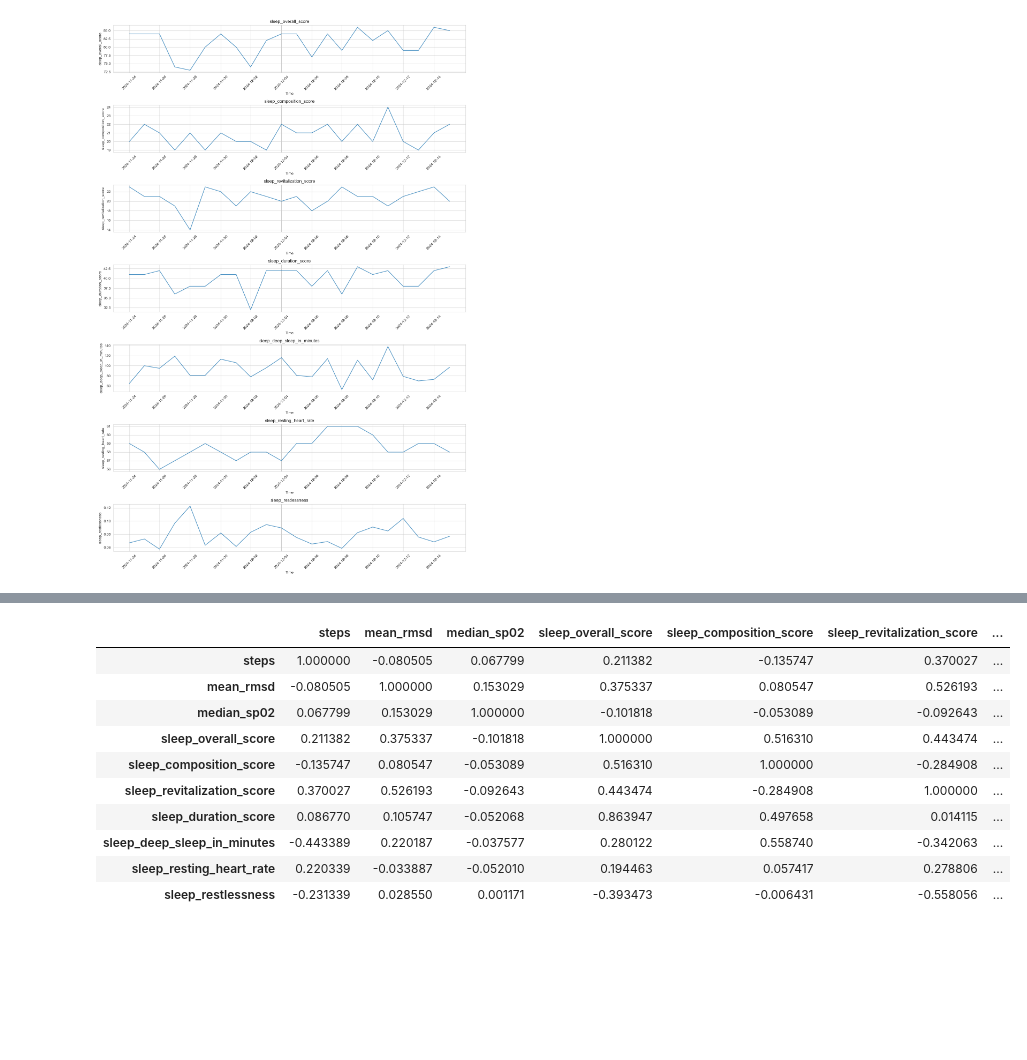
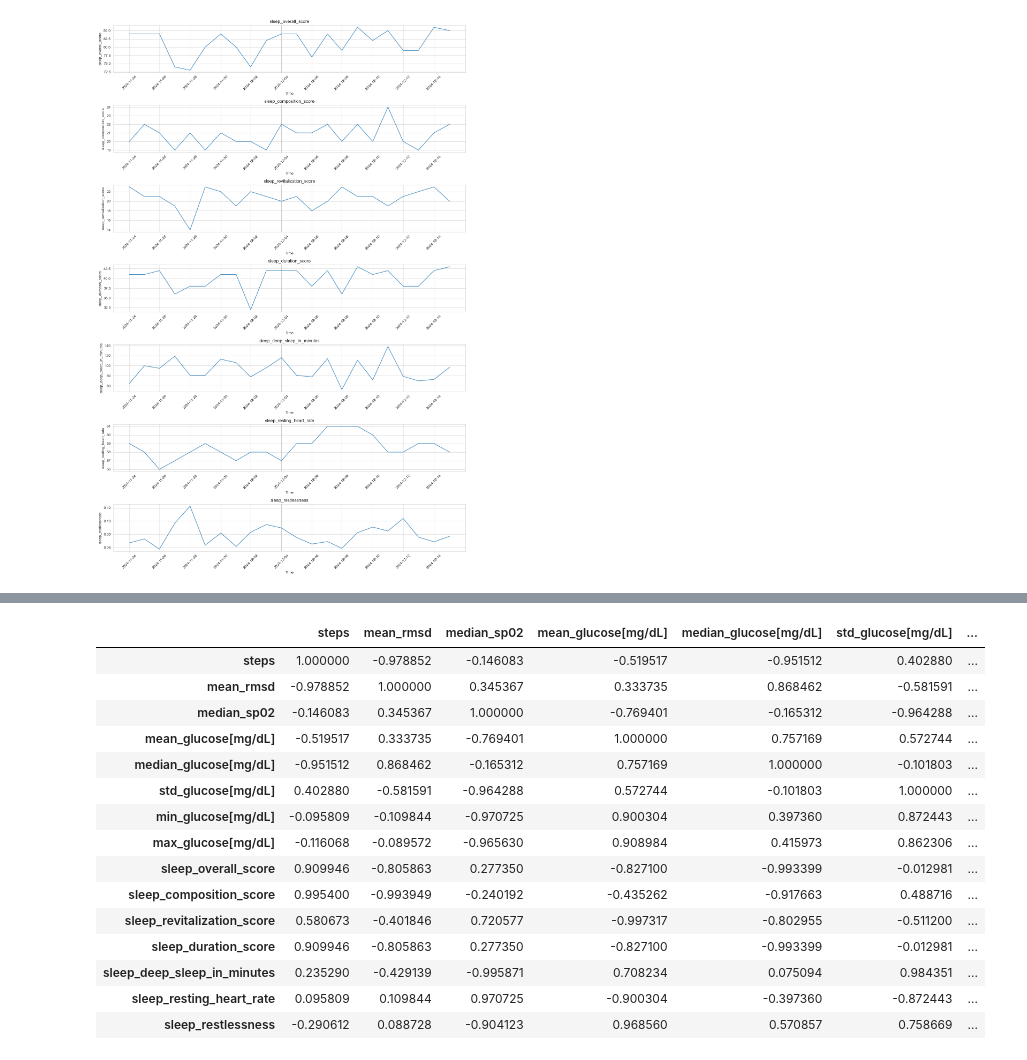
Before and after one commit to roman91DE/fitbitData, a Jupyter notebook: src/main.ipynb, the cells around one changed output, grey strips where cells are left out. Drawn from its saved outputs; the diff is of its cells as text; code cells hidden in the pictures; blank space fills up the shorter version.

Commit message:
included lib3 data

```diff
--- a/src/main.ipynb
+++ b/src/main.ipynb
@@ -155,6 +156,7 @@ if project.parts[-1] != "fitbitData":
 
 data = project / "data"
 fitbitdata = data / "Takeout" / "Fitbit"
+libre3data = data / "libre3"
 
 data_collection = get_data_dict(fitbitdata)
 # %%
@@ -276,3 +278,30 @@ sleep_df = query.collect()
 plot_time_series_all_columns(sleep_df, "sleep_timestamp", "date")
 # %% [output]
 [figure]
+# %%
+lib3_files = libre3data.glob("*.csv")
+
+
+q = (
+    pl.scan_csv(
+        list(lib3_files),
+        comment_prefix="Glucose Data,Generated on",
+        schema_overrides={"Device Timestamp": pl.Datetime},
+    )
+    .select(pl.col("Device Timestamp", "Historic Glucose mg/dL"))
+    .drop_nulls(subset=["Historic Glucose mg/dL"])
+    .rename(
+        {"Device Timestamp": "timestamp", "Historic Glucose mg/dL": "glucose[mg/dL]"}
+    )
+)
+
+
+q_agg = q.group_by_dynamic("timestamp", every="1d").agg(
+    pl.col("glucose[mg/dL]").mean().name.prefix("mean_"),
+    pl.col("glucose[mg/dL]").median().name.prefix("median_"),
+    pl.col("glucose[mg/dL]").std().name.prefix("std_"),
+    pl.col("glucose[mg/dL]").min().name.prefix("min_"),
+    pl.col("glucose[mg/dL]").max().name.prefix("max_"),
+)
+gcm_df_agg = q_agg.collect()
+gcm_df_agg
@@ -281,6 +318,7 @@ df = (
     steps_df.select(pl.col(["timestamp", "steps"]))
     .join(hrv_df.select(pl.col(["timestamp", "mean_rmsd"])), on="timestamp")
     .join(sp02_df.select(pl.col(["timestamp", "median_sp02"])), on="timestamp")
+    .join(gcm_df_agg, on="timestamp", how="left")
 )
 
 df = df.with_columns(pl.col("timestamp").dt.date().alias("date"))
@@ -308,16 +346,21 @@ shape: (21, 11)
 # %%
-pdf = df.drop("date").corr().to_pandas()
+pdf = df.drop("date").drop_nulls().corr().to_pandas()
 pdf.index = pdf.columns
 pdf
 # %% [output]
-|  | steps | mean_rmsd | median_sp02 | sleep_overall_score | sleep_composition_score | sleep_revitalization_score | ... |
-| steps | 1.000000 | -0.080505 | 0.067799 | 0.211382 | -0.135747 | 0.370027 | ... |
-| mean_rmsd | -0.080505 | 1.000000 | 0.153029 | 0.375337 | 0.080547 | 0.526193 | ... |
-| median_sp02 | 0.067799 | 0.153029 | 1.000000 | -0.101818 | -0.053089 | -0.092643 | ... |
-| sleep_overall_score | 0.211382 | 0.375337 | -0.101818 | 1.000000 | 0.516310 | 0.443474 | ... |
-| sleep_composition_score | -0.135747 | 0.080547 | -0.053089 | 0.516310 | 1.000000 | -0.284908 | ... |
-| sleep_revitalization_score | 0.370027 | 0.526193 | -0.092643 | 0.443474 | -0.284908 | 1.000000 | ... |
-| sleep_duration_score | 0.086770 | 0.105747 | -0.052068 | 0.863947 | 0.497658 | 0.014115 | ... |
-| sleep_deep_sleep_in_minutes | -0.443389 | 0.220187 | -0.037577 | 0.280122 | 0.558740 | -0.342063 | ... |
-| sleep_resting_heart_rate | 0.220339 | -0.033887 | -0.052010 | 0.194463 | 0.057417 | 0.278806 | ... |
-| sleep_restlessness | -0.231339 | 0.028550 | 0.001171 | -0.393473 | -0.006431 | -0.558056 | ... |
+|  | steps | mean_rmsd | median_sp02 | mean_glucose[mg/dL] | median_glucose[mg/dL] | std_glucose[mg/dL] | ... |
+| steps | 1.000000 | -0.978852 | -0.146083 | -0.519517 | -0.951512 | 0.402880 | ... |
+| mean_rmsd | -0.978852 | 1.000000 | 0.345367 | 0.333735 | 0.868462 | -0.581591 | ... |
+| median_sp02 | -0.146083 | 0.345367 | 1.000000 | -0.769401 | -0.165312 | -0.964288 | ... |
+| mean_glucose[mg/dL] | -0.519517 | 0.333735 | -0.769401 | 1.000000 | 0.757169 | 0.572744 | ... |
+| median_glucose[mg/dL] | -0.951512 | 0.868462 | -0.165312 | 0.757169 | 1.000000 | -0.101803 | ... |
+| std_glucose[mg/dL] | 0.402880 | -0.581591 | -0.964288 | 0.572744 | -0.101803 | 1.000000 | ... |
+| min_glucose[mg/dL] | -0.095809 | -0.109844 | -0.970725 | 0.900304 | 0.397360 | 0.872443 | ... |
+| max_glucose[mg/dL] | -0.116068 | -0.089572 | -0.965630 | 0.908984 | 0.415973 | 0.862306 | ... |
+| sleep_overall_score | 0.909946 | -0.805863 | 0.277350 | -0.827100 | -0.993399 | -0.012981 | ... |
+| sleep_composition_score | 0.995400 | -0.993949 | -0.240192 | -0.435262 | -0.917663 | 0.488716 | ... |
+| sleep_revitalization_score | 0.580673 | -0.401846 | 0.720577 | -0.997317 | -0.802955 | -0.511200 | ... |
+| sleep_duration_score | 0.909946 | -0.805863 | 0.277350 | -0.827100 | -0.993399 | -0.012981 | ... |
+| sleep_deep_sleep_in_minutes | 0.235290 | -0.429139 | -0.995871 | 0.708234 | 0.075094 | 0.984351 | ... |
+| sleep_resting_heart_rate | 0.095809 | 0.109844 | 0.970725 | -0.900304 | -0.397360 | -0.872443 | ... |
+| sleep_restlessness | -0.290612 | 0.088728 | -0.904123 | 0.968560 | 0.570857 | 0.758669 | ... |
```
Also changed, not shown: parts of 3 cells of this notebook, 1 other file.
